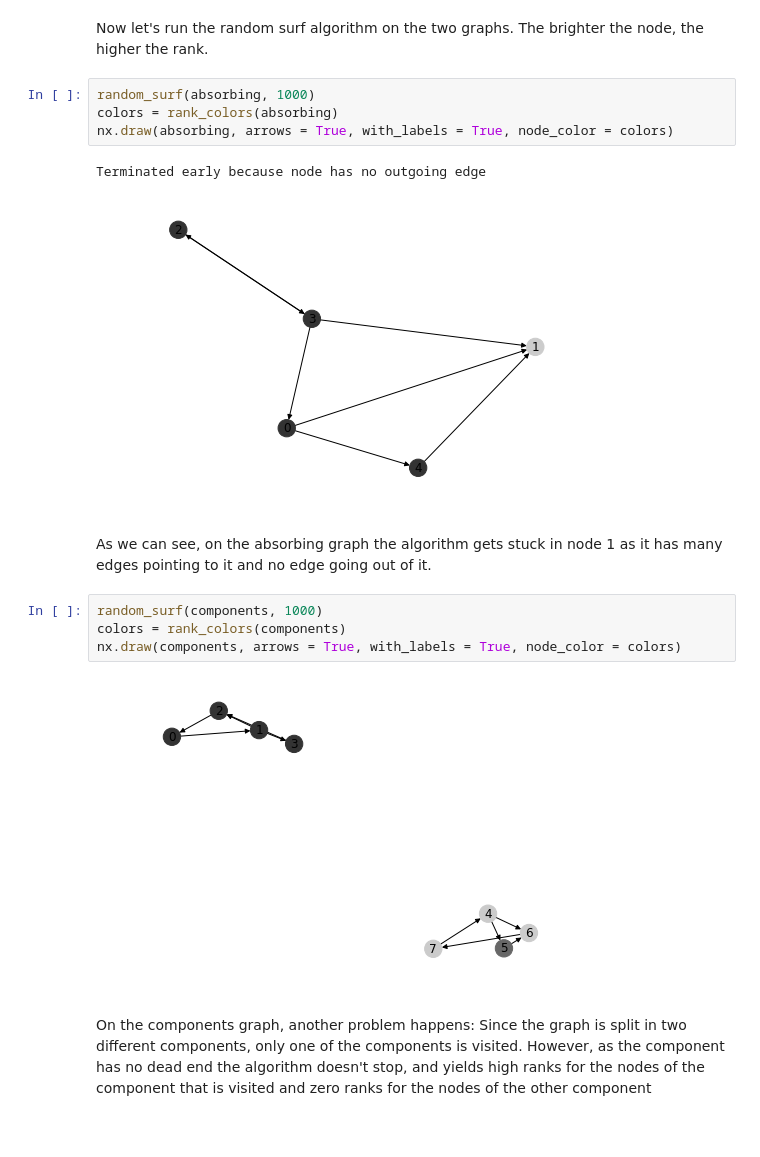
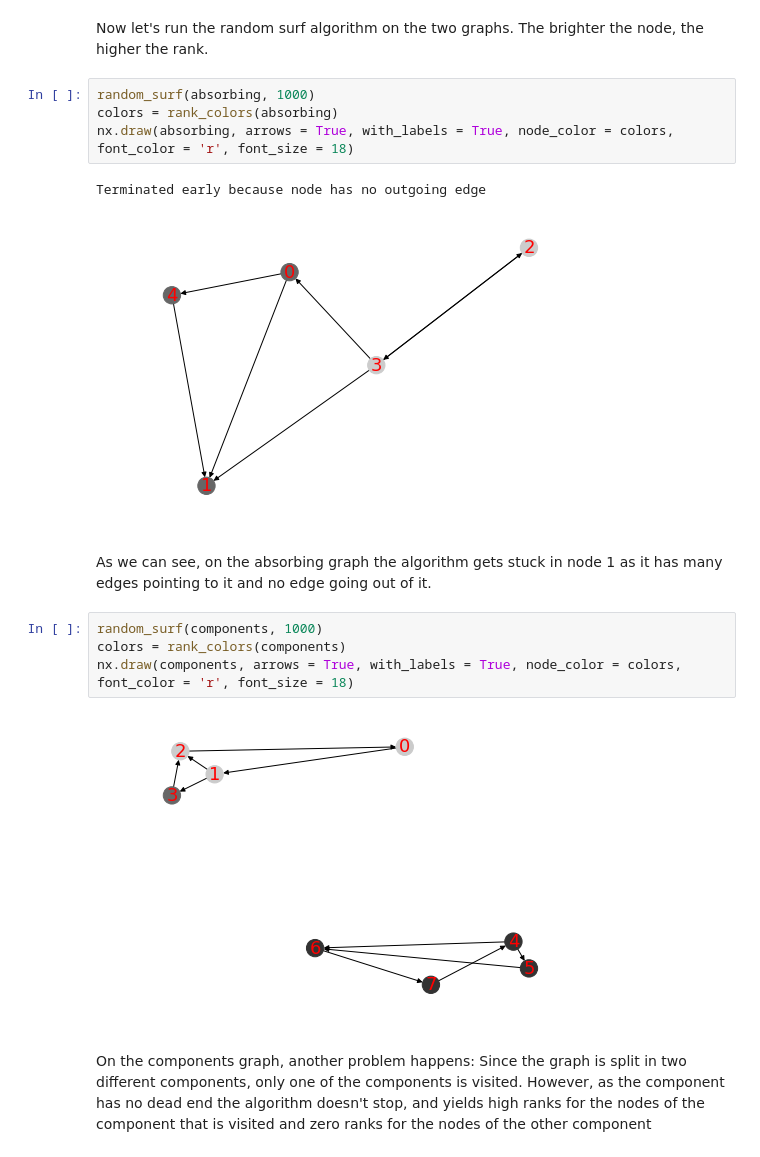
Before and after one commit to simonwicky/Internet-Analytics, a Jupyter notebook: lab02/notebooks/ix-lab2-notebook-part4.ipynb, the cells around one changed output. Drawn from its saved outputs; the diff is of its cells as text.

```diff
--- a/lab02/notebooks/ix-lab2-notebook-part4.ipynb
+++ b/lab02/notebooks/ix-lab2-notebook-part4.ipynb
@@ -85,18 +85,18 @@ Now let's run the random surf algorithm on the two graphs. The brighter the node
 # %%
 random_surf(absorbing, 1000)
 colors = rank_colors(absorbing)
-nx.draw(absorbing, arrows = True, with_labels = True, node_color = colors)
+nx.draw(absorbing, arrows = True, with_labels = True, node_color = colors, font_color = 'r', font_size = 18)
 # %% [output]
 Terminated early because node has no outgoing edge
-[figure, old version]
+[figure, new version]
 # %% [markdown]
 As we can see, on the absorbing graph the algorithm gets stuck in node 1 as it has many edges pointing to it and no edge going out of it.
 # %%
 random_surf(components, 1000)
 colors = rank_colors(components)
-nx.draw(components, arrows = True, with_labels = True, node_color = colors)
+nx.draw(components, arrows = True, with_labels = True, node_color = colors, font_color = 'r', font_size = 18)
 # %% [output]
-[figure, old version]
+[figure, new version]
 # %% [markdown]
 On the components graph, another problem happens: Since the graph is split in two different components, only one of the components is visited. However, as the component has no dead end the algorithm doesn't stop, and yields high ranks for the nodes of the component that is visited and zero ranks for the nodes of the other component
 # %% [markdown]
```
Also changed, not shown: parts of 5 cells of this notebook.
